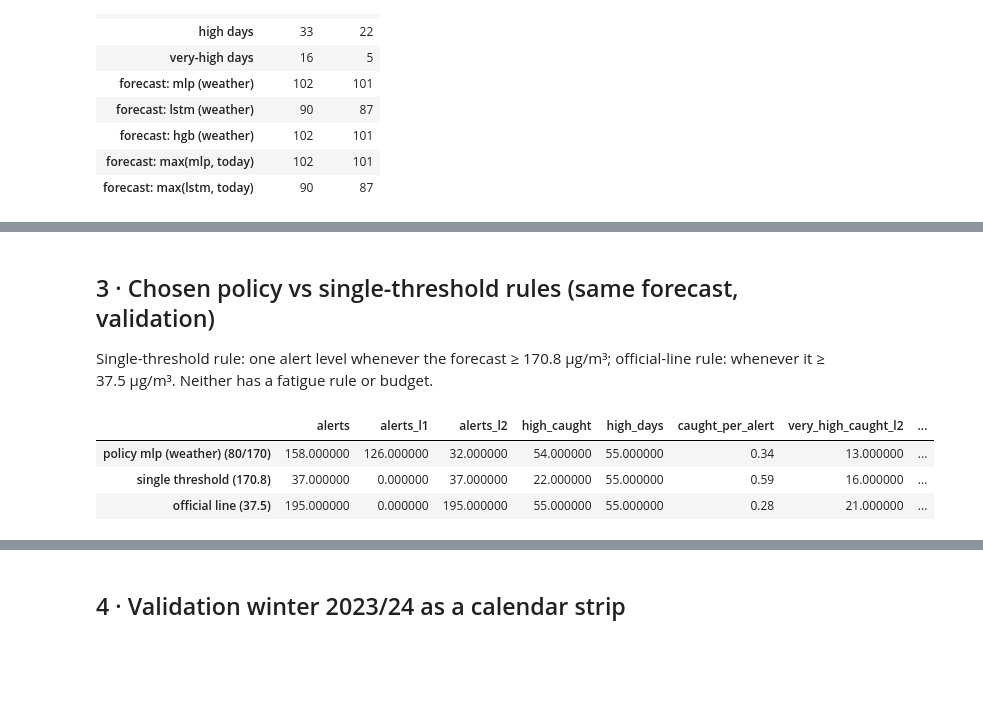
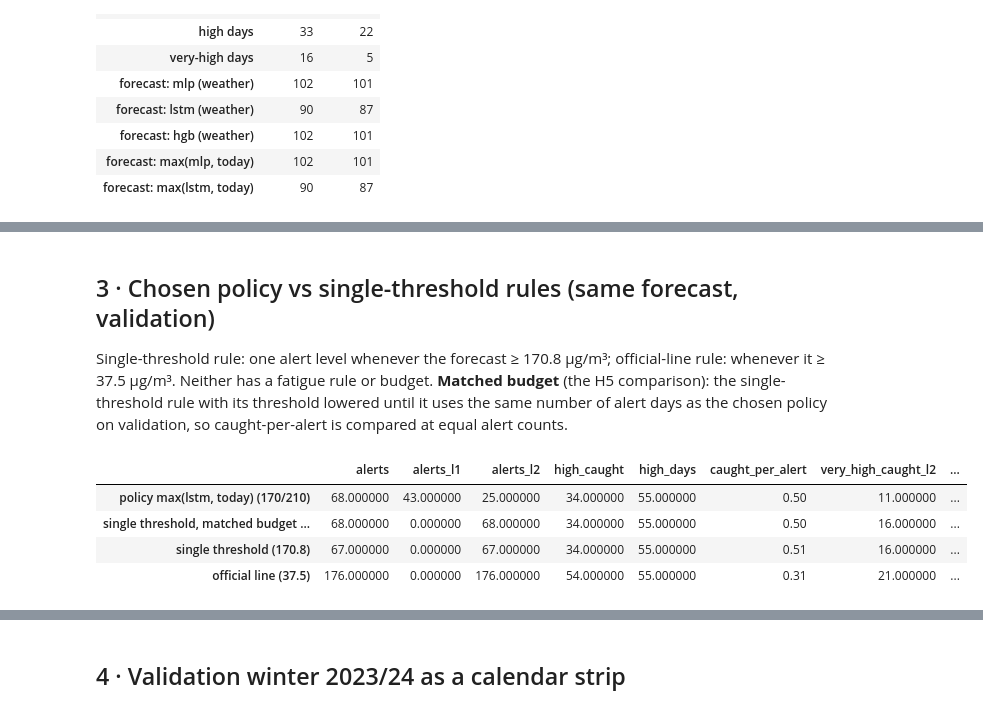
Before and after one commit to Annjnk/Neural-Networks-Prescriptive-Analytics-Project, a Jupyter notebook: notebooks/08_warning_policy.ipynb, the cells around one changed output, grey strips where cells are left out. Drawn from its saved outputs; the diff is of its cells as text; code cells hidden in the pictures; blank space fills up the shorter version.

```diff
--- a/notebooks/08_warning_policy.ipynb
+++ b/notebooks/08_warning_policy.ipynb
@@ -118,27 +120,31 @@ display(Markdown("**Top 10 combinations**")); display(res.head(10).round(3))
 # %% [markdown]
 ## 3 · Chosen policy vs single-threshold rules (same forecast, validation)
-Single-threshold rule: one alert level whenever the forecast ≥ 170.8 µg/m³; official-line rule: whenever it ≥ 37.5 µg/m³. Neither has a fatigue rule or budget.
+Single-threshold rule: one alert level whenever the forecast ≥ 170.8 µg/m³; official-line rule: whenever it ≥ 37.5 µg/m³. Neither has a fatigue rule or budget. **Matched budget** (the H5 comparison): the single-threshold rule with its threshold lowered until it uses the same number of alert days as the chosen policy on validation, so caught-per-alert is compared at equal alert counts.
 # %%
 f_best = inputs[policy["input"]]
 lev_single, card_single = wp.single_threshold_rule(f_best, y, cfg, very_high)
 official = cfg["thresholds"]["candidates"]["mns_4585_2025"]
 lev_off, card_off = wp.single_threshold_rule(f_best, y, cfg, very_high, threshold=official)
+thr_matched, lev_matched, card_matched = wp.matched_single_threshold(f_best, y, cfg, very_high, card["alerts"])
 cmp = pd.DataFrame({f"policy {policy['input']} ({policy['t1']:g}/{policy['t2']:g})": card,
+                    f"single threshold, matched budget ({thr_matched:.1f})": card_matched,
                     f"single threshold ({W['high']:g})": card_single, f"official line ({official:g})": card_off}).T
 show = ["alerts", "alerts_l1", "alerts_l2", "high_caught", "high_days", "caught_per_alert", "very_high_caught_l2",
         "very_high_days", "weighted_recall", "false_alarms_l1", "false_alarms_l2", "missed", "longest_l2_run", "max_l2_per_winter"]
 display(cmp[show].style.format({"caught_per_alert": "{:.2f}", "weighted_recall": "{:.2f}"}))
-better = card["caught_per_alert"] > card_single["caught_per_alert"]
+better = card["caught_per_alert"] > card_matched["caught_per_alert"]
 display(Markdown(
-    f"**On validation** the policy catches {card['high_caught']} of {card['high_days']} unhealthy days with {card['alerts']} alerts "
-    f"({card['caught_per_alert']:.2f} per alert) against {card_single['high_caught']} with {card_single['alerts']} "
-    f"({card_single['caught_per_alert']:.2f} per alert) for the single-threshold rule, so it "
-    + ("**catches more** unhealthy days per alert." if better else "**does not** catch more unhealthy days per alert: the recall objective "
-       "with unbudgeted advisories pushes the advisory threshold to the bottom of the grid.")
+    f"**On validation, at a matched budget,** the policy catches {card['high_caught']} of {card['high_days']} unhealthy days with "
+    f"{card['alerts']} alerts ({card['caught_per_alert']:.2f} per alert) against {card_matched['high_caught']} with "
+    f"{card_matched['alerts']} alerts ({card_matched['caught_per_alert']:.2f} per alert) for the single-threshold rule at "
+    f"{thr_matched:.1f} µg/m³, so it " + ("**catches more** unhealthy days per alert." if better else
+    "**does not** catch more unhealthy days per alert.")
+    + f" (The 170.8 rule: {card_single['high_caught']} with {card_single['alerts']} alerts, {card_single['caught_per_alert']:.2f} per alert.)"
     + f" The fatigue rule holds the longest warning run to {card['longest_l2_run']} days (single threshold: "
     f"{card_single['longest_l2_run']}; official line: {card_off['longest_l2_run']}). H5 itself is tested once on the test winter."))
 # %% [output]
 |  | alerts | alerts_l1 | alerts_l2 | high_caught | high_days | caught_per_alert | very_high_caught_l2 | ... |
-| policy mlp (weather) (80/170) | 158.000000 | 126.000000 | 32.000000 | 54.000000 | 55.000000 | 0.34 | 13.000000 | ... |
-| single threshold (170.8) | 37.000000 | 0.000000 | 37.000000 | 22.000000 | 55.000000 | 0.59 | 16.000000 | ... |
-| official line (37.5) | 195.000000 | 0.000000 | 195.000000 | 55.000000 | 55.000000 | 0.28 | 21.000000 | ... |
+| policy max(lstm, today) (170/210) | 68.000000 | 43.000000 | 25.000000 | 34.000000 | 55.000000 | 0.50 | 11.000000 | ... |
+| single threshold, matched budget ... | 68.000000 | 0.000000 | 68.000000 | 34.000000 | 55.000000 | 0.50 | 16.000000 | ... |
+| single threshold (170.8) | 67.000000 | 0.000000 | 67.000000 | 34.000000 | 55.000000 | 0.51 | 16.000000 | ... |
+| official line (37.5) | 176.000000 | 0.000000 | 176.000000 | 54.000000 | 55.000000 | 0.31 | 21.000000 | ... |
```
Also changed, not shown: parts of 7 cells of this notebook, 6 other files.
